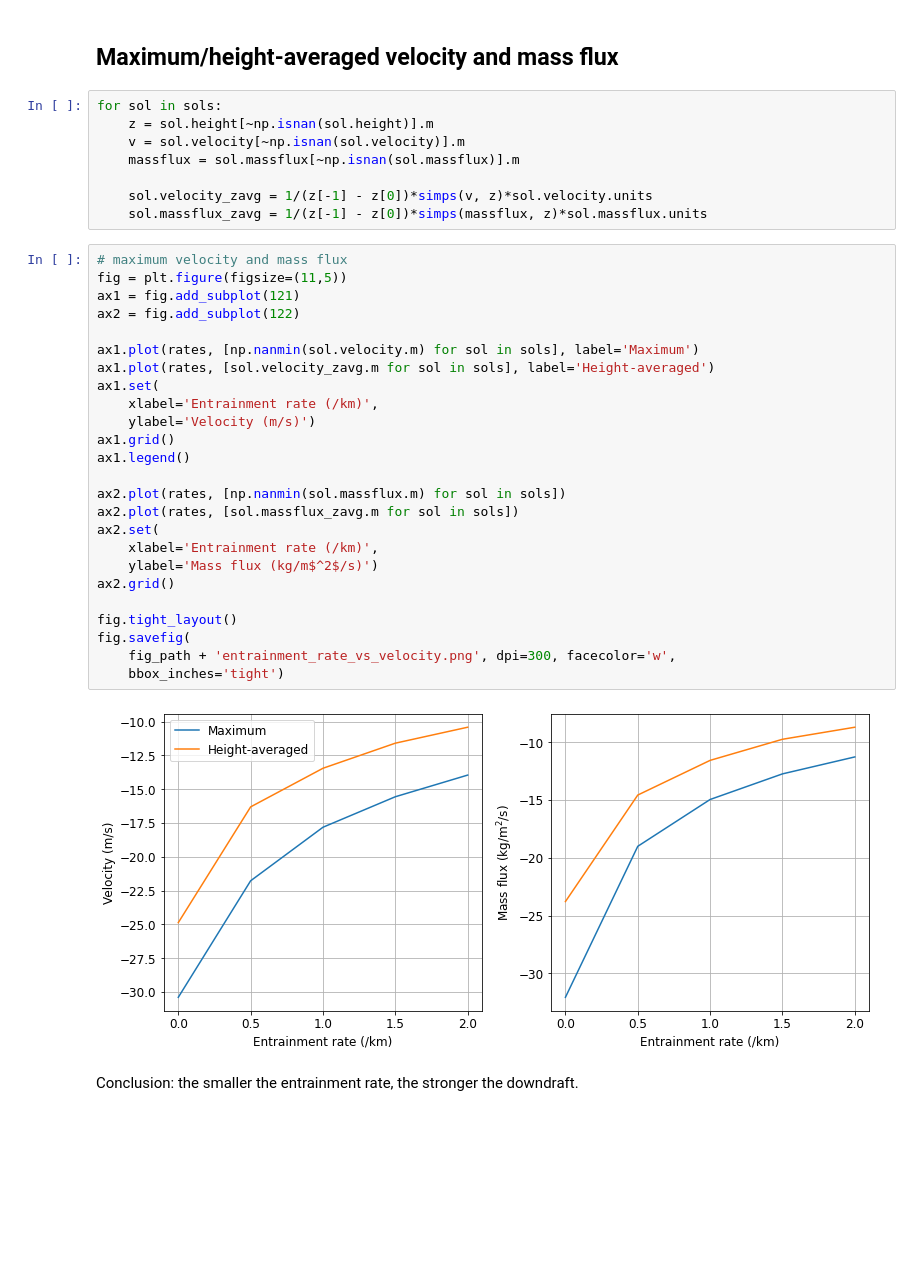
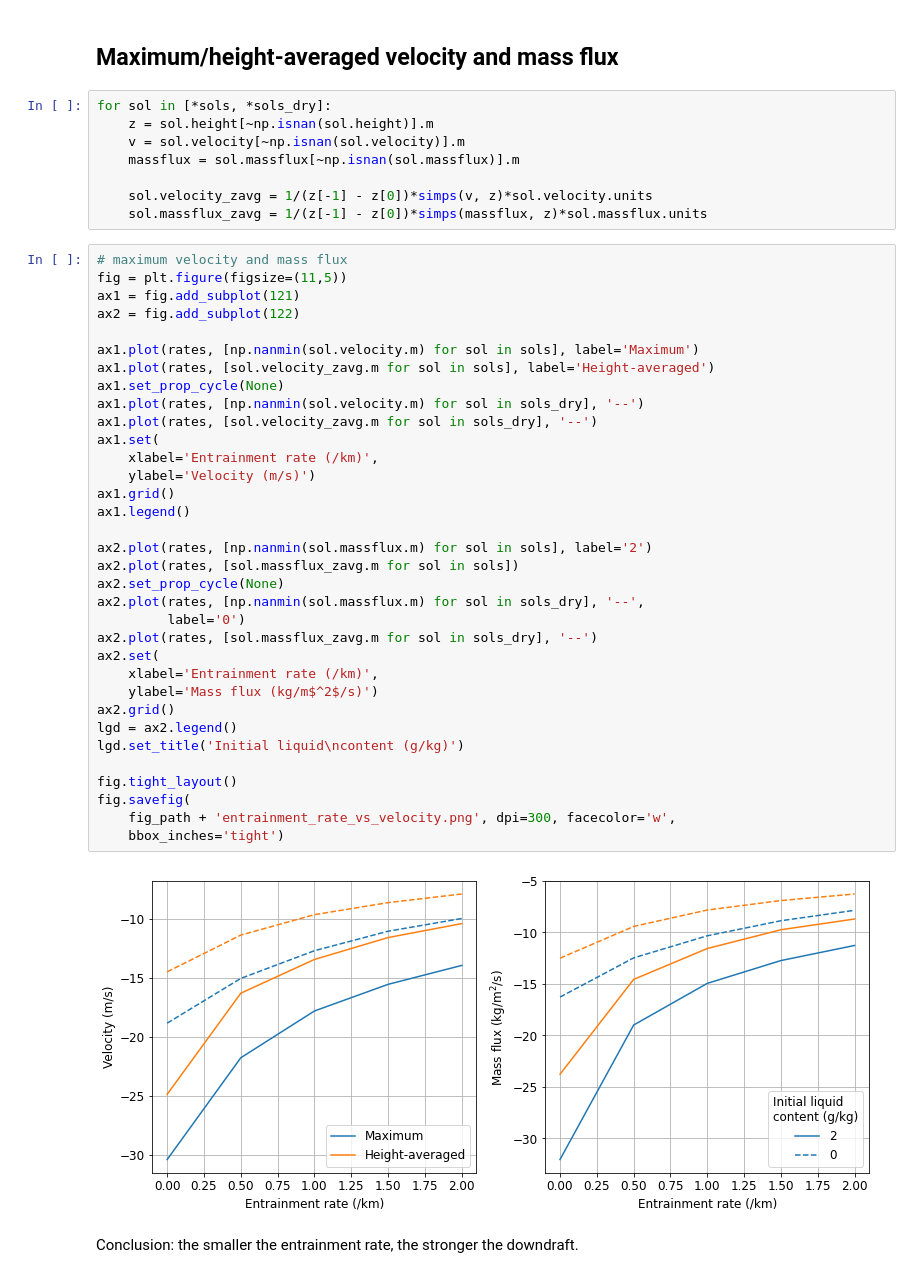
Before and after one commit to tschanzer/taste-of-research-21T3, a Jupyter notebook: notebooks/20211026_experiments_sydney/20211026_experiments_sydney.ipynb, the cells around one changed output. Saved outputs shown, nothing was run; the diff lists cells and outputs as text; blank space fills up the shorter version.

```diff
--- a/notebooks/20211026_experiments_sydney/20211026_experiments_sydney.ipynb
+++ b/notebooks/20211026_experiments_sydney/20211026_experiments_sydney.ipynb
@@ -193,7 +193,7 @@ Conclusion: parcels with smaller entrainment rates descend further and faster th
 # %% [markdown]
 ## Maximum/height-averaged velocity and mass flux
 # %%
-for sol in sols:
+for sol in [*sols, *sols_dry]:
     z = sol.height[~np.isnan(sol.height)].m
     v = sol.velocity[~np.isnan(sol.velocity)].m
     massflux = sol.massflux[~np.isnan(sol.massflux)].m
@@ -203,30 +203,39 @@ for sol in sols:
 # %%
 # maximum velocity and mass flux
 fig = plt.figure(figsize=(11,5))
 ax1 = fig.add_subplot(121)
 ax2 = fig.add_subplot(122)
 
 ax1.plot(rates, [np.nanmin(sol.velocity.m) for sol in sols], label='Maximum')
 ax1.plot(rates, [sol.velocity_zavg.m for sol in sols], label='Height-averaged')
+ax1.set_prop_cycle(None)
+ax1.plot(rates, [np.nanmin(sol.velocity.m) for sol in sols_dry], '--')
+ax1.plot(rates, [sol.velocity_zavg.m for sol in sols_dry], '--')
 ax1.set(
     xlabel='Entrainment rate (/km)',
     ylabel='Velocity (m/s)')
 ax1.grid()
 ax1.legend()
 
-ax2.plot(rates, [np.nanmin(sol.massflux.m) for sol in sols])
+ax2.plot(rates, [np.nanmin(sol.massflux.m) for sol in sols], label='2')
 ax2.plot(rates, [sol.massflux_zavg.m for sol in sols])
+ax2.set_prop_cycle(None)
+ax2.plot(rates, [np.nanmin(sol.massflux.m) for sol in sols_dry], '--',
+         label='0')
+ax2.plot(rates, [sol.massflux_zavg.m for sol in sols_dry], '--')
 ax2.set(
     xlabel='Entrainment rate (/km)',
     ylabel='Mass flux (kg/m$^2$/s)')
 ax2.grid()
+lgd = ax2.legend()
+lgd.set_title('Initial liquid\ncontent (g/kg)')
 
 fig.tight_layout()
 fig.savefig(
     fig_path + 'entrainment_rate_vs_velocity.png', dpi=300, facecolor='w',
     bbox_inches='tight')
 # %% [output]
-[figure, old version]
+[figure, new version]
 # %% [markdown]
 Conclusion: the smaller the entrainment rate, the stronger the downdraft.
 # %% [markdown]
```
Also changed, not shown: 10 other files.
